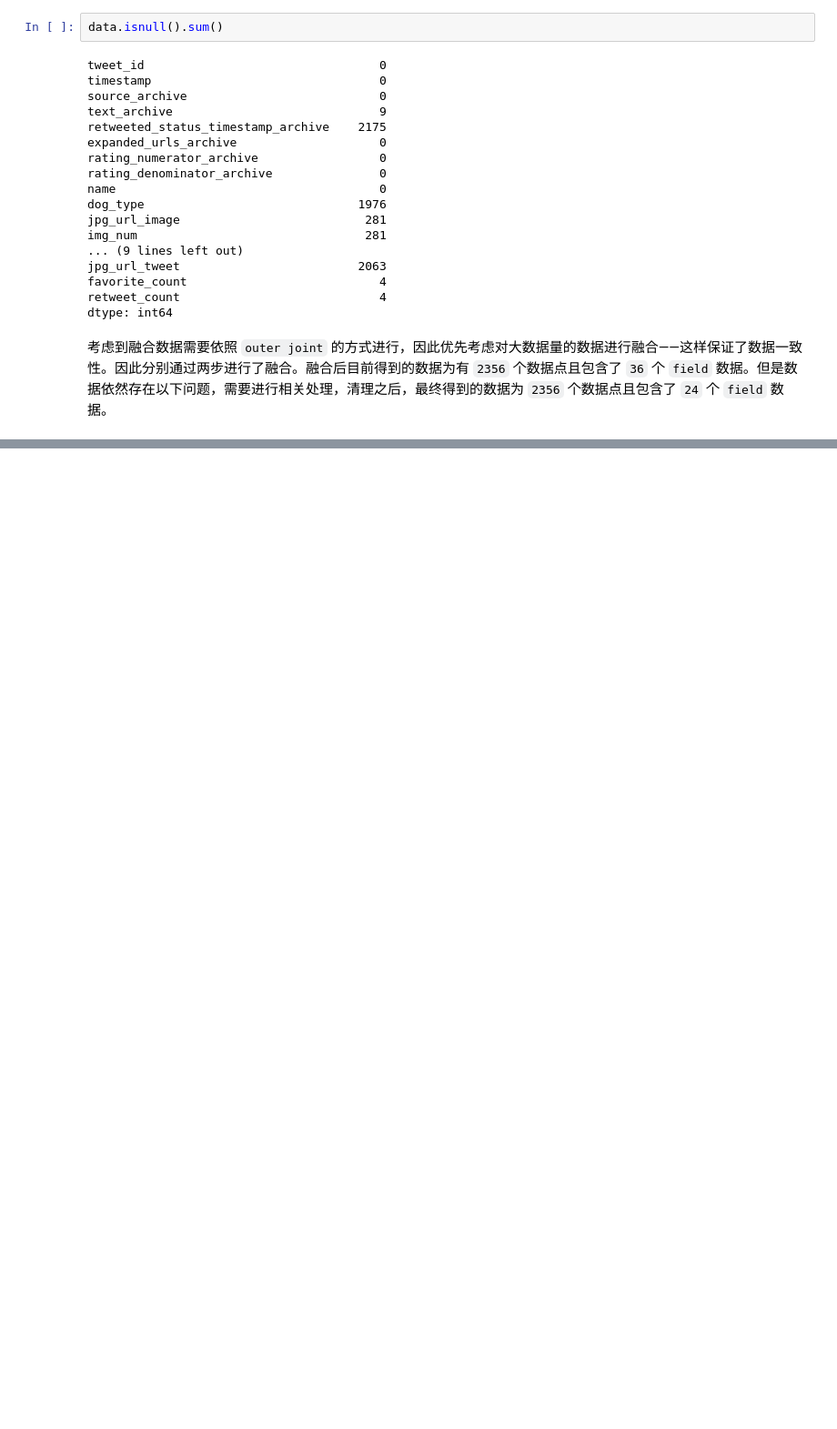
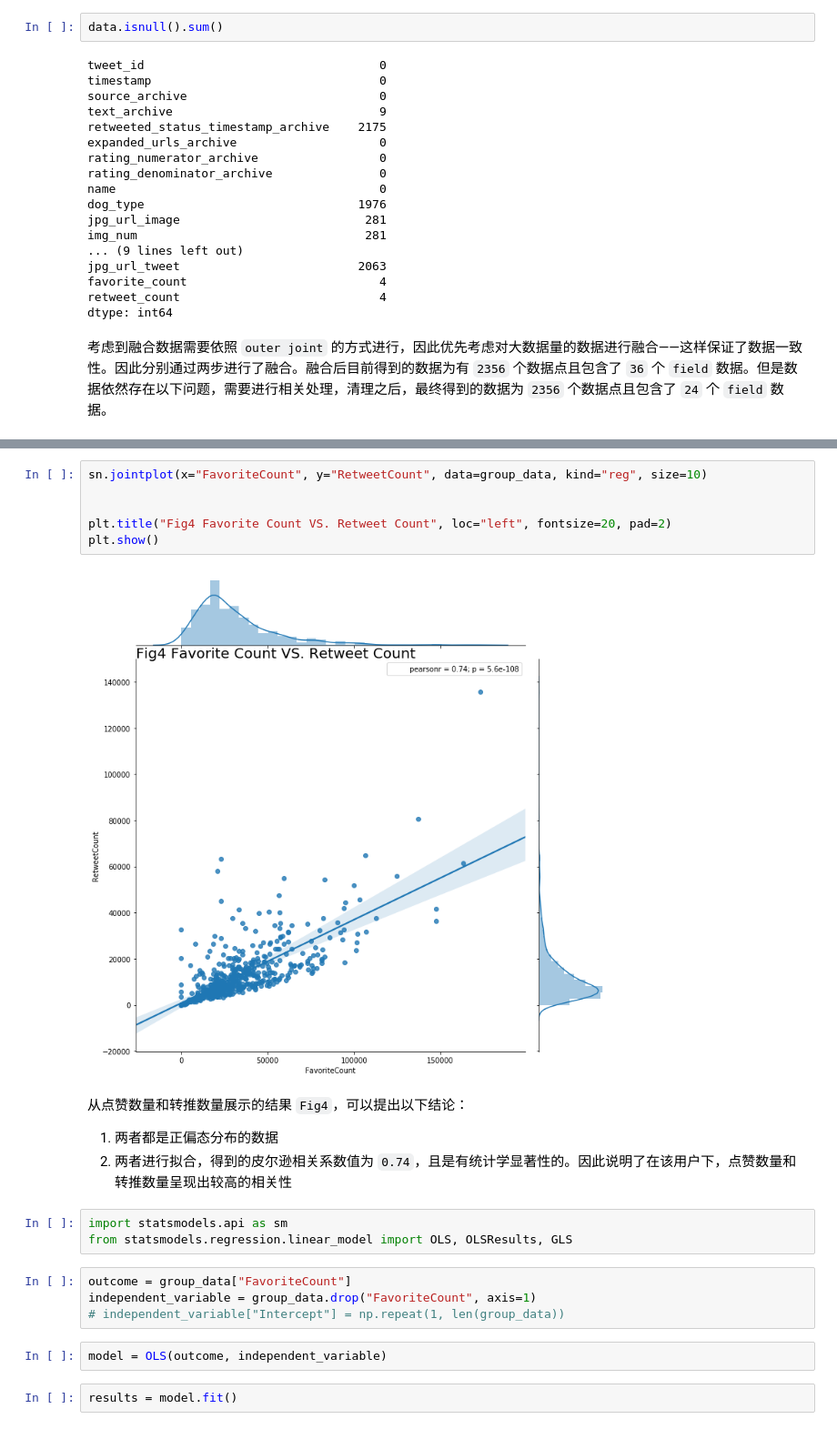
Before and after one commit to ZenRay/DAND_NewProject, a Jupyter notebook: AdvancedP1_DataWrangling/wrangle_act.ipynb, the cells around one changed output, grey strips where cells are left out. Shown: that part at 91% size. Cells and saved outputs as stored; diff of their text form; blank space fills up the shorter version.

```diff
--- a/AdvancedP1_DataWrangling/wrangle_act.ipynb
+++ b/AdvancedP1_DataWrangling/wrangle_act.ipynb
@@ -949,0 +1045,24 @@ dtype: int64
+# %%
+sn.jointplot(x="FavoriteCount", y="RetweetCount", data=group_data, kind="reg", size=10)
+
+
+plt.title("Fig4 Favorite Count VS. Retweet Count", loc="left", fontsize=20, pad=2)
+plt.show()
+# %% [output]
+[figure, added]
+# %% [markdown]
+从点赞数量和转推数量展示的结果 `Fig4`，可以提出以下结论：
+
+1. 两者都是正偏态分布的数据
+2. 两者进行拟合，得到的皮尔逊相关系数值为 `0.74`，且是有统计学显著性的。因此说明了在该用户下，点赞数量和转推数量呈现出较高的相关性
+# %%
+import statsmodels.api as sm
+from statsmodels.regression.linear_model import OLS, OLSResults, GLS
+# %%
+outcome = group_data["FavoriteCount"]
+independent_variable = group_data.drop("FavoriteCount", axis=1)
+# independent_variable["Intercept"] = np.repeat(1, len(group_data))
+# %%
+model = OLS(outcome, independent_variable)
+# %%
+results = model.fit()
```
Also changed, not shown: parts of 23 cells of this notebook, 1 other file.
